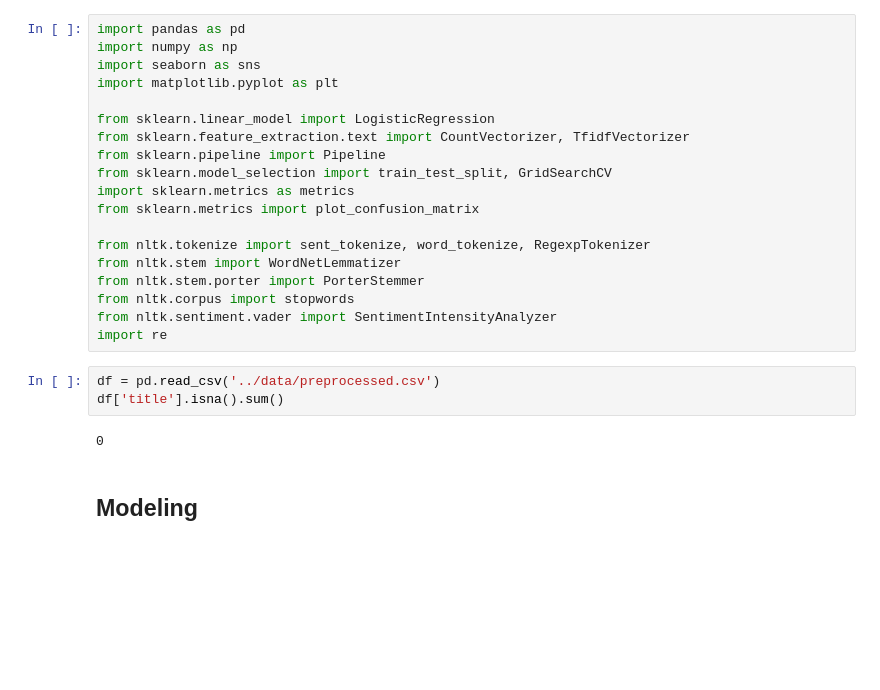
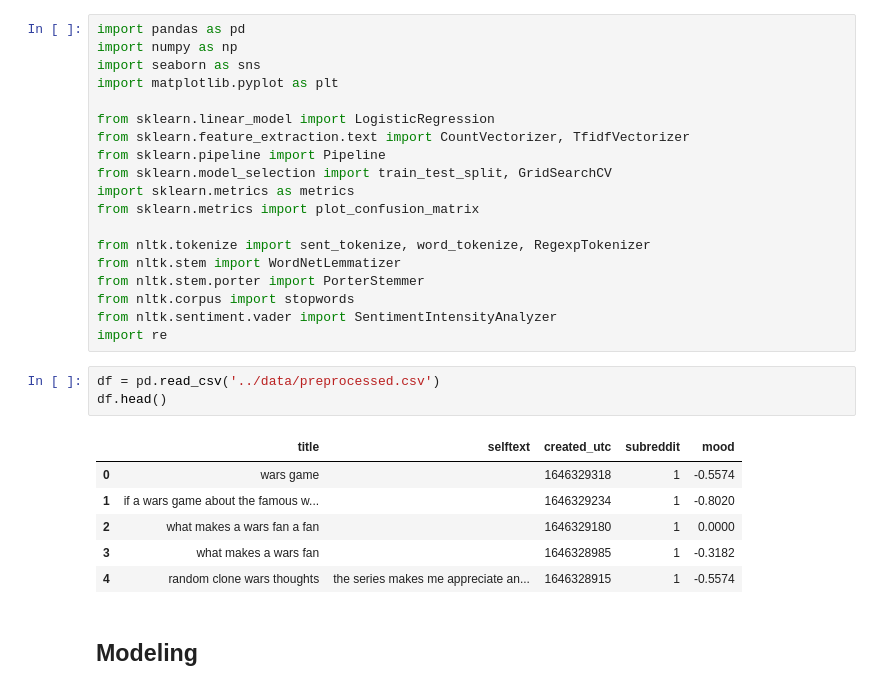
Before and after one commit to CaptCardoso/Subreddit-Classifier, a Jupyter notebook: notebooks/04 logistic regression model.ipynb, the cells around one changed output. Saved outputs shown, nothing was run; the diff lists cells and outputs as text; blank space fills up the shorter version.

```diff
--- a/notebooks/04 logistic regression model.ipynb
+++ b/notebooks/04 logistic regression model.ipynb
@@ -40,9 +40,14 @@ from nltk.sentiment.vader import SentimentIntensityAnalyzer
 import re
 # %%
 df = pd.read_csv('../data/preprocessed.csv')
-df['title'].isna().sum()
+df.head()
 # %% [output]
-0
+|  | title | selftext | created_utc | subreddit | mood |
+| 0 | wars game |  | 1646329318 | 1 | -0.5574 |
+| 1 | if a wars game about the famous w... |  | 1646329234 | 1 | -0.8020 |
+| 2 | what makes a wars fan a fan |  | 1646329180 | 1 | 0.0000 |
+| 3 | what makes a wars fan |  | 1646328985 | 1 | -0.3182 |
+| 4 | random clone wars thoughts | the series makes me appreciate an... | 1646328915 | 1 | -0.5574 |
 # %% [markdown]
 ## Modeling
 # %% [markdown]
```
Also changed, not shown: parts of 3 cells of this notebook, 8 other files.
